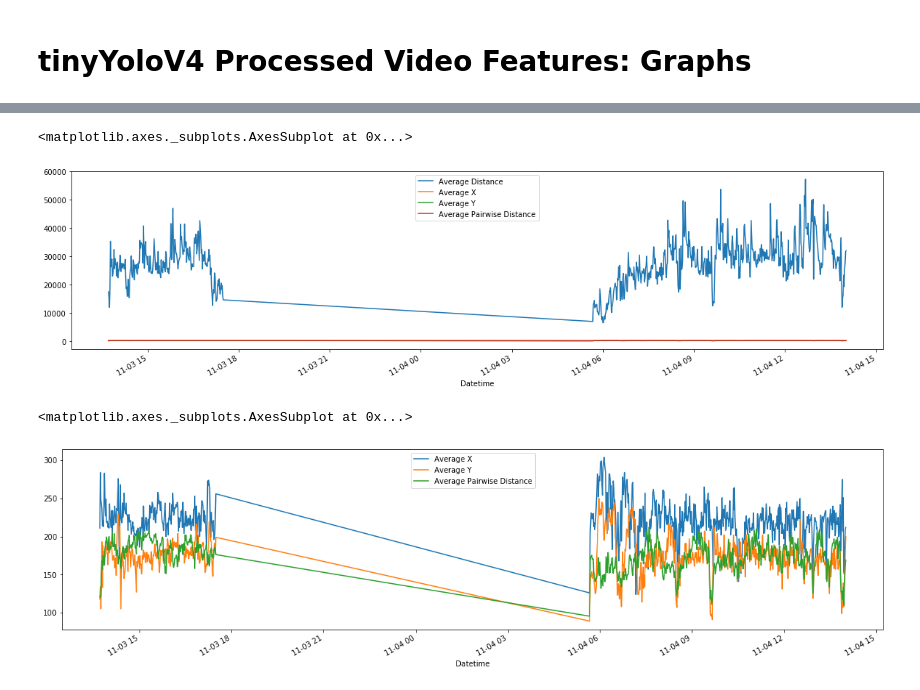
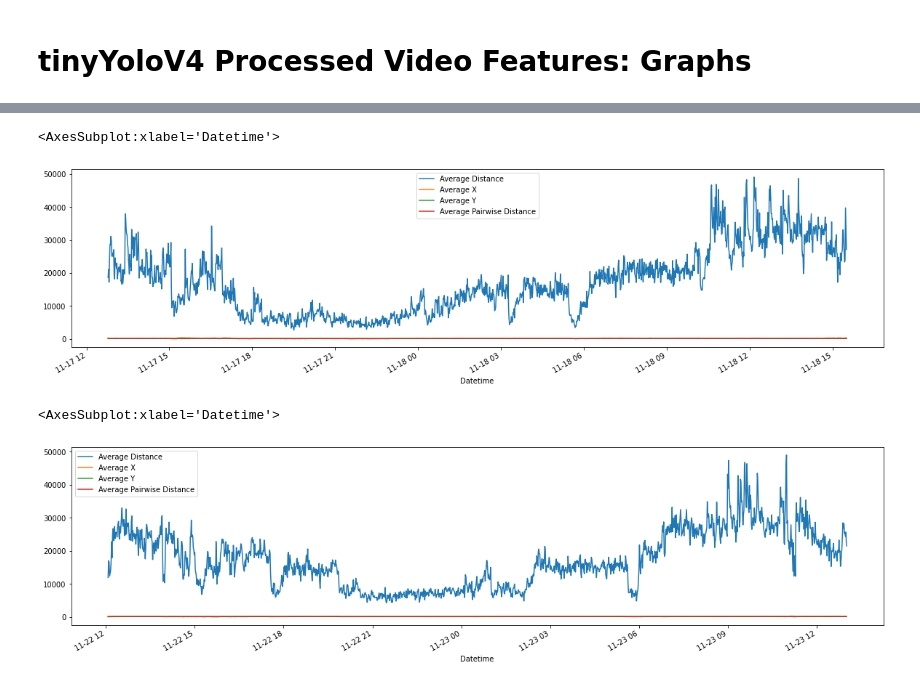
Before and after one commit to open-pisciculture/prueba_concepto, a Jupyter notebook: working_programs/yolo-pisciculturedb-tracking-opencv/graphs_csv.ipynb, the cells around one changed output, grey strips where cells are left out. Cells and saved outputs as stored; diff of their text form; code cells hidden in the pictures.

Commit message:
Updated data

```diff
--- a/working_programs/yolo-pisciculturedb-tracking-opencv/graphs_csv.ipynb
+++ b/working_programs/yolo-pisciculturedb-tracking-opencv/graphs_csv.ipynb
@@ -20,0 +8,16 @@ df.head()
+# %%
+df = pd.read_csv('video_data_Nov1718_Nov2223.csv')
+
+df["Datetime"] = pd.to_datetime(df["timestamp"])
+del df['Video Index']
+del df["timestamp"]
+
+date_time_str = '19/11/21 00:00:00'
+date_time_obj = datetime.strptime(date_time_str, '%d/%m/%y %H:%M:%S')
+df_day1 = df[df['Datetime'] < date_time_obj]
+df_day2 = df[df['Datetime'] > date_time_obj]
+
+df = df.set_index("Datetime")
+df_day1 = df_day1.set_index("Datetime")
+df_day2 = df_day2.set_index("Datetime")
+df.head()
@@ -21,15 +32,10 @@ df.head()
 # %%
-df = df[df['Average Distance'] != -1]
-
-df.plot(figsize=(20,5))
+df_day1.plot(figsize=(20,5))
 # %% [output]
-<matplotlib.axes._subplots.AxesSubplot at 0x...>
+<AxesSubplot:xlabel='Datetime'>
-[figure, old version]
+[figure, new version]
 # %%
-extra_vars = df.copy()
-del extra_vars['Average Distance']
-
-extra_vars.plot(figsize=(20,5))
+df_day2.plot(figsize=(20,5))
 # %% [output]
-<matplotlib.axes._subplots.AxesSubplot at 0x...>
+<AxesSubplot:xlabel='Datetime'>
-[figure, old version]
+[figure, new version]
```
Also changed, not shown: parts of 4 cells of this notebook, 2 other files.
